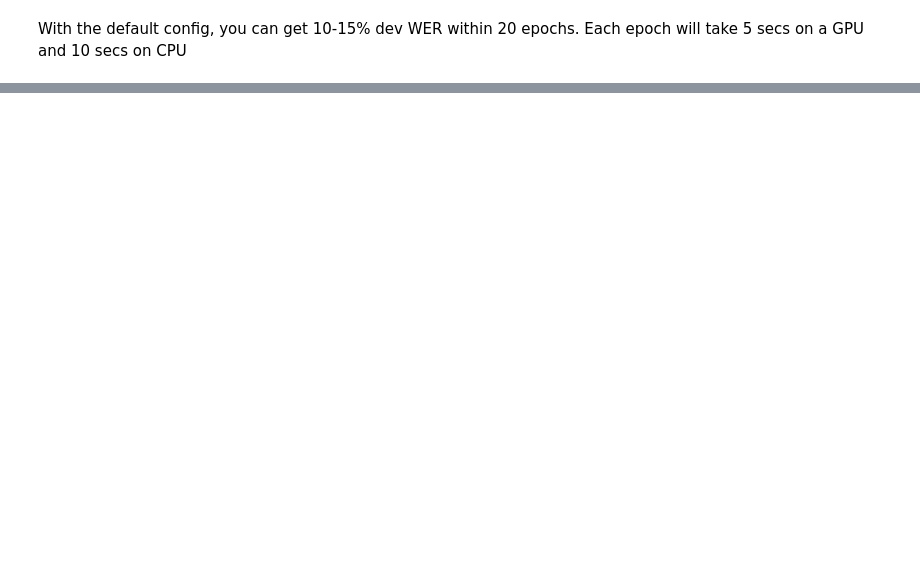
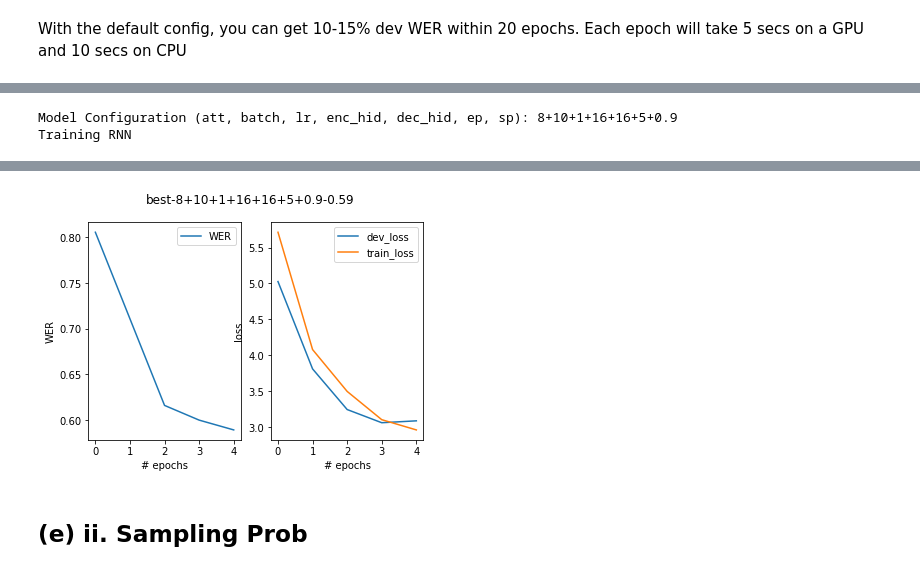
Before and after one commit to RuolinZheng08/ttic31110-speech-technologies, a Jupyter notebook: hw4_hybrid_rnn/hw4_rnn.ipynb, the cells around one changed output, grey strips where cells are left out. Drawn from its saved outputs; the diff is of its cells as text; code cells hidden in the pictures; blank space fills up the shorter version.

```diff
--- a/hw4_hybrid_rnn/hw4_rnn.ipynb
+++ b/hw4_hybrid_rnn/hw4_rnn.ipynb
@@ -181,0 +236,6 @@ for ep in range(opt_cfg["max_epochs"]):
+# %%
+best, plotting = tune({})
+plot_wer_loss(best, plotting)
+# %% [output]
+Model Configuration (att, batch, lr, enc_hid, dec_hid, ep, sp): 8+10+1+16+16+5+0.9
+Training RNN
@@ -181,0 +247,3 @@ for ep in range(opt_cfg["max_epochs"]):
+[figure, added]
+# %% [markdown]
+## (e) ii. Sampling Prob
```
Also changed, not shown: parts of 12 cells of this notebook, 5 other files.
